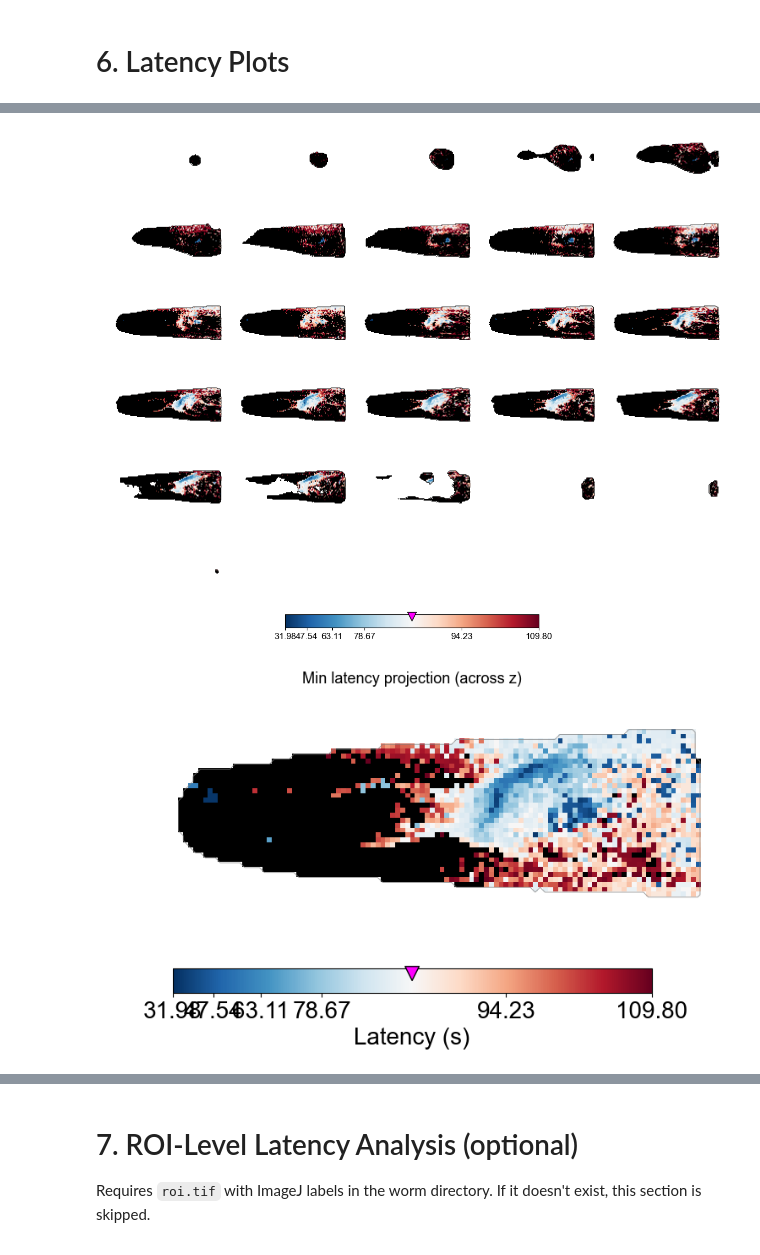
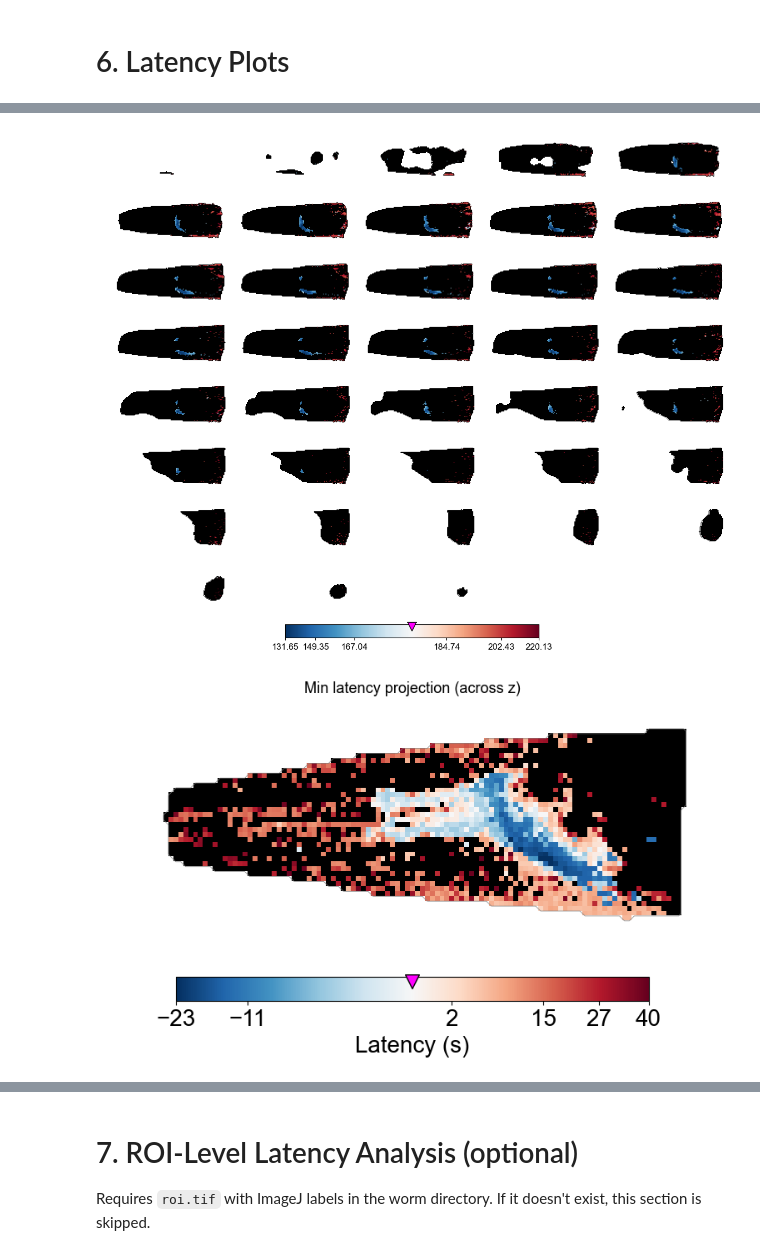
Before and after one commit to MunibH/g5ht-pipeline, a Jupyter notebook: latency_analysis_v2.ipynb, the cells around one changed output, grey strips where cells are left out. Saved outputs shown, nothing was run; the diff lists cells and outputs as text; code cells hidden in the pictures.

Commit message:
latency

```diff
--- a/latency_analysis_v2.ipynb
+++ b/latency_analysis_v2.ipynb
@@ -27,11 +27,13 @@ matplotlib.rc('font', **font)
 # ============================================================================
 # DATA PATH — point to the worm directory containing *_processed_data.h5
 # ============================================================================
-input_dir = r'D:\DATA\g5ht-free\20251028\date-20251028_time-1500_strain-ISg5HT_condition-starvedpatch_worm001'
+# input_dir = r'D:\DATA\g5ht-free\20251028\date-20251028_time-1500_strain-ISg5HT_condition-starvedpatch_worm001'
 # input_dir = r'D:\DATA\g5ht-free\20260123\date-20260123_strain-ISg5HT-nsIS180_condition-fedpatch_worm004'
-input_dir = r'D:\DATA\g5ht-free\20260123\date-20260123_strain-ISg5HT-nsIS180_condition-fedpatch_worm005'
+# input_dir = r'D:\DATA\g5ht-free\20260123\date-20260123_strain-ISg5HT-nsIS180_condition-fedpatch_worm005'
 # input_dir = r'D:\DATA\g5ht-free\20260217\date-20260217_strain-ISg5HT-nsIS180_condition-fedpatch_worm003'
-
+# input_dir = r'D:\DATA\g5ht-free\20260113\date-20260113_strain-ISg5HT-ADF-TeTx_condition-starvedpatch_worm003'
+# input_dir = r'D:\DATA\g5ht-free\20260113\date-20260113_strain-ISg5HT-ADF-TeTx_condition-starvedpatch_worm004'
+input_dir = r'D:\DATA\g5ht-free\20260206\date-20260206_strain-ISg5HT-mod-5_condition-fedpatch_worm003'
 
 
 # ============================================================================
@@ -193,5 +194,7 @@ baseline_window
 # %%
 # Compute response statistics
+n_std = 3.0
+min_consecutive = 7
 response_stats = la.compute_response_statistics(
     data=g5,
     baseline_window=(None,None) if baseline_window is None else baseline_window,
@@ -280,34 +284,45 @@ if len(nonsig_voxels) > 0:
 # %%
 # Latency spatial map (coloured by response onset time)
 # CenteredPowerNorm places encounter_time at the centre of the cmap (white for RdBu_r).
 # mask_bg='black' fills masked-but-empty pixels with black.
 %matplotlib inline
 fig = la.plot_latency_spatial_map(
     latency, fps,
     selected_indices, mask_flat, mask_3d, spatial_shape,
     encounter_frame=encounter_frame,
     gamma=0.6,
     cmap='RdBu_r',
-    max_latency_offset=20.0,
+    max_latency_offset=40.0,
     mask_bg='black',
 )
 plt.show()
 # %% [output]
-[figure, old version]
+[figure, new version]
 # %%
 # Min-latency projection across all z-slices
+import sys
+import importlib
+_ = importlib.reload(sys.modules['latency_analysis'])
+
+from matplotlib.colors import PowerNorm
+from latency_analysis import CenteredPowerNorm
+
+# latency[latency<260.] = np.nan  # only show voxels with latency > 139 frames (i.e. post-activation)
+gamma = 0.6
 fig = la.plot_latency_min_projection(
     latency, fps,
     selected_indices, mask_flat, mask_3d, spatial_shape,
     encounter_frame=encounter_frame,
-    gamma=0.6,
+    gamma=gamma,
     cmap='RdBu_r',
-    max_latency_offset=20.0,
+    max_latency_offset=40.0,
     mask_bg='black',
+    encounter_aligned=True,
+    norm_cmap=CenteredPowerNorm(vmin=-20, vmax=40, vcenter=0, gamma=gamma)
 )
 plt.show()
 # %% [output]
-[figure, old version]
+[figure, new version]
 # %%
 # Latency window spatial maps (relative to encounter)
 if encounter_frame is not None:
```
Also changed, not shown: parts of 13 cells of this notebook, 8 other files.
